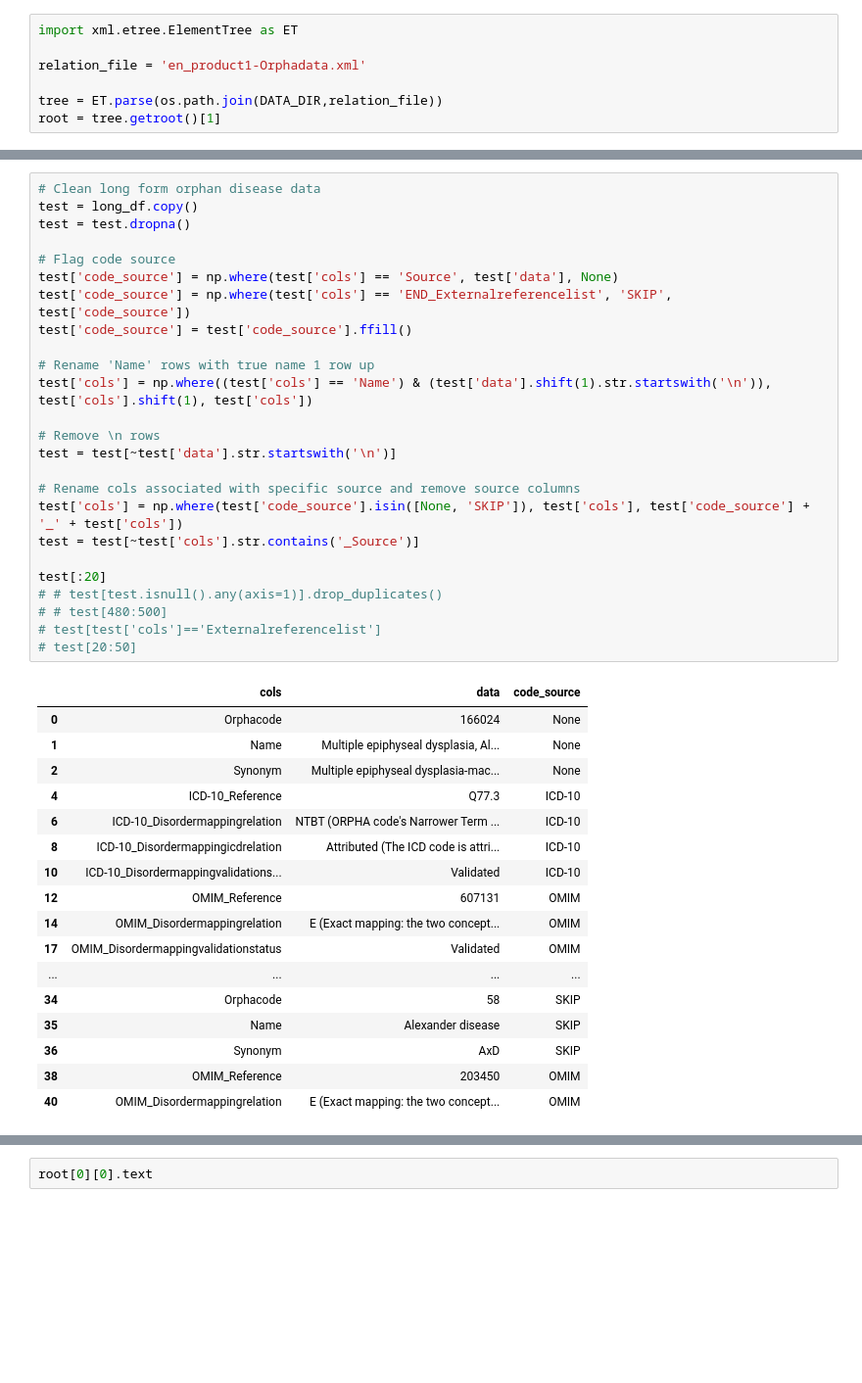
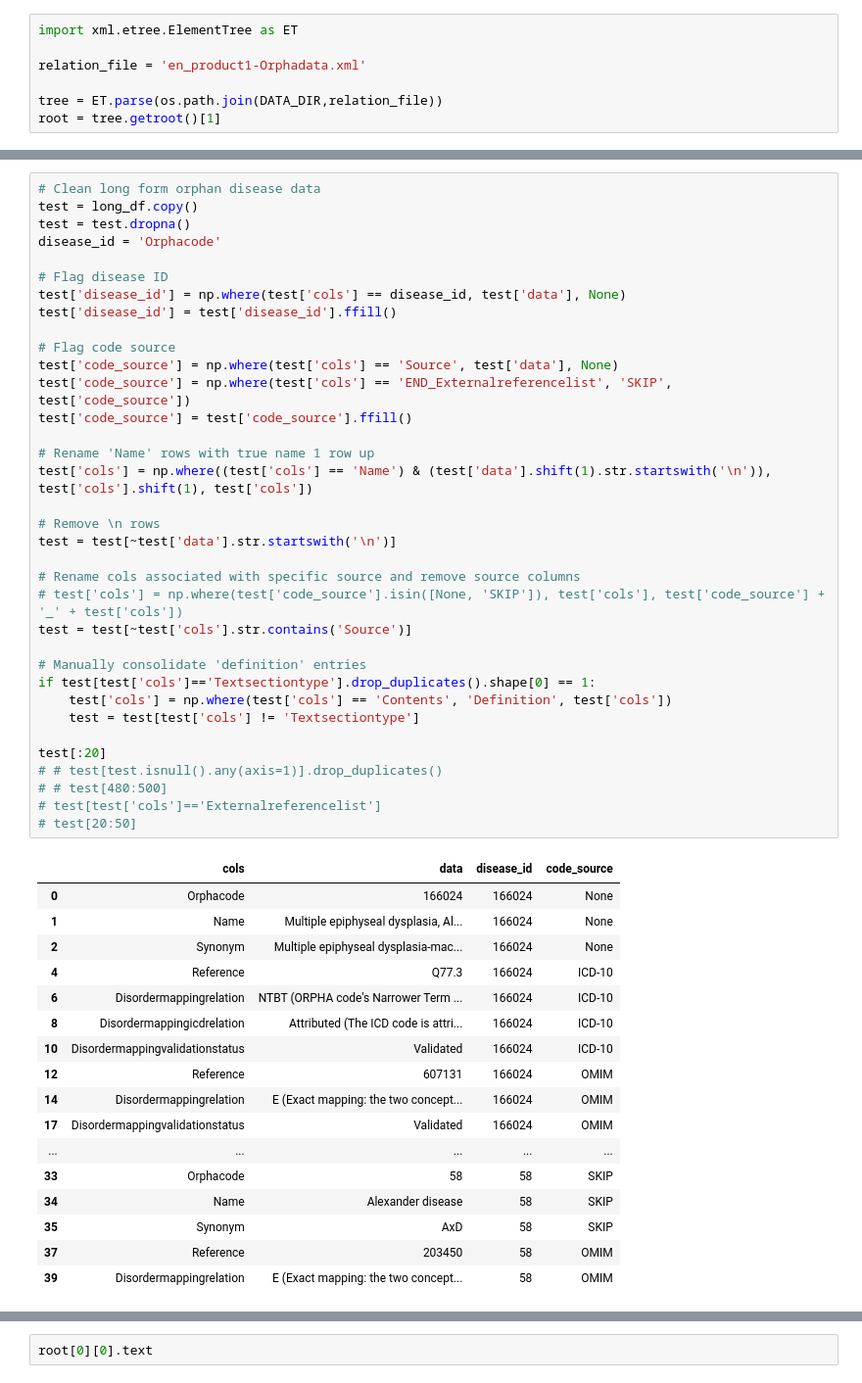
Before and after one commit to Ale9806/SIMPLLM, a Jupyter notebook: Debug/Developer - Rare disease analysis.ipynb, the cells around one changed output, grey strips where cells are left out. Shown at 98% size. Saved outputs shown, nothing was run; the diff lists cells and outputs as text; blank space fills up the shorter version.

Commit message:
Rare disease update and graph debugging

```diff
--- a/Debug/Developer - Rare disease analysis.ipynb
+++ b/Debug/Developer - Rare disease analysis.ipynb
@@ -100,43 +105,53 @@ long_df
 # %%
 # Clean long form orphan disease data
 test = long_df.copy()
 test = test.dropna()
+disease_id = 'Orphacode'
+
+# Flag disease ID
+test['disease_id'] = np.where(test['cols'] == disease_id, test['data'], None)
+test['disease_id'] = test['disease_id'].ffill()
 
 # Flag code source
 test['code_source'] = np.where(test['cols'] == 'Source', test['data'], None)
 test['code_source'] = np.where(test['cols'] == 'END_Externalreferencelist', 'SKIP', test['code_source'])
 test['code_source'] = test['code_source'].ffill()
 
 # Rename 'Name' rows with true name 1 row up
 test['cols'] = np.where((test['cols'] == 'Name') & (test['data'].shift(1).str.startswith('\n')), test['cols'].shift(1), test['cols'])
 
 # Remove \n rows
 test = test[~test['data'].str.startswith('\n')]
 
 # Rename cols associated with specific source and remove source columns
-test['cols'] = np.where(test['code_source'].isin([None, 'SKIP']), test['cols'], test['code_source'] + '_' + test['cols'])
-test = test[~test['cols'].str.contains('_Source')]
+# test['cols'] = np.where(test['code_source'].isin([None, 'SKIP']), test['cols'], test['code_source'] + '_' + test['cols'])
+test = test[~test['cols'].str.contains('Source')]
+
+# Manually consolidate 'definition' entries
+if test[test['cols']=='Textsectiontype'].drop_duplicates().shape[0] == 1:
+    test['cols'] = np.where(test['cols'] == 'Contents', 'Definition', test['cols'])
+    test = test[test['cols'] != 'Textsectiontype']
 
 test[:20]
 # # test[test.isnull().any(axis=1)].drop_duplicates()
 # # test[480:500]
 # test[test['cols']=='Externalreferencelist']
 # test[20:50]
 # %% [output]
-|  | cols | data | code_source |
-| 0 | Orphacode | 166024 | None |
-| 1 | Name | Multiple epiphyseal dysplasia, Al... | None |
-| 2 | Synonym | Multiple epiphyseal dysplasia-mac... | None |
-| 4 | ICD-10_Reference | Q77.3 | ICD-10 |
-| 6 | ICD-10_Disordermappingrelation | NTBT (ORPHA code's Narrower Term ... | ICD-10 |
-| 8 | ICD-10_Disordermappingicdrelation | Attributed (The ICD code is attri... | ICD-10 |
-| 10 | ICD-10_Disordermappingvalidations... | Validated | ICD-10 |
-| 12 | OMIM_Reference | 607131 | OMIM |
-| 14 | OMIM_Disordermappingrelation | E (Exact mapping: the two concept... | OMIM |
-| 17 | OMIM_Disordermappingvalidationstatus | Validated | OMIM |
-| ... | ... | ... | ... |
-| 34 | Orphacode | 58 | SKIP |
-| 35 | Name | Alexander disease | SKIP |
-| 36 | Synonym | AxD | SKIP |
-| 38 | OMIM_Reference | 203450 | OMIM |
-| 40 | OMIM_Disordermappingrelation | E (Exact mapping: the two concept... | OMIM |
+|  | cols | data | disease_id | code_source |
+| 0 | Orphacode | 166024 | 166024 | None |
+| 1 | Name | Multiple epiphyseal dysplasia, Al... | 166024 | None |
+| 2 | Synonym | Multiple epiphyseal dysplasia-mac... | 166024 | None |
+| 4 | Reference | Q77.3 | 166024 | ICD-10 |
+| 6 | Disordermappingrelation | NTBT (ORPHA code's Narrower Term ... | 166024 | ICD-10 |
+| 8 | Disordermappingicdrelation | Attributed (The ICD code is attri... | 166024 | ICD-10 |
+| 10 | Disordermappingvalidationstatus | Validated | 166024 | ICD-10 |
+| 12 | Reference | 607131 | 166024 | OMIM |
+| 14 | Disordermappingrelation | E (Exact mapping: the two concept... | 166024 | OMIM |
+| 17 | Disordermappingvalidationstatus | Validated | 166024 | OMIM |
+| ... | ... | ... | ... | ... |
+| 33 | Orphacode | 58 | 58 | SKIP |
+| 34 | Name | Alexander disease | 58 | SKIP |
+| 35 | Synonym | AxD | 58 | SKIP |
+| 37 | Reference | 203450 | 58 | OMIM |
+| 39 | Disordermappingrelation | E (Exact mapping: the two concept... | 58 | OMIM |
```
Also changed, not shown: parts of 11 cells of this notebook.
